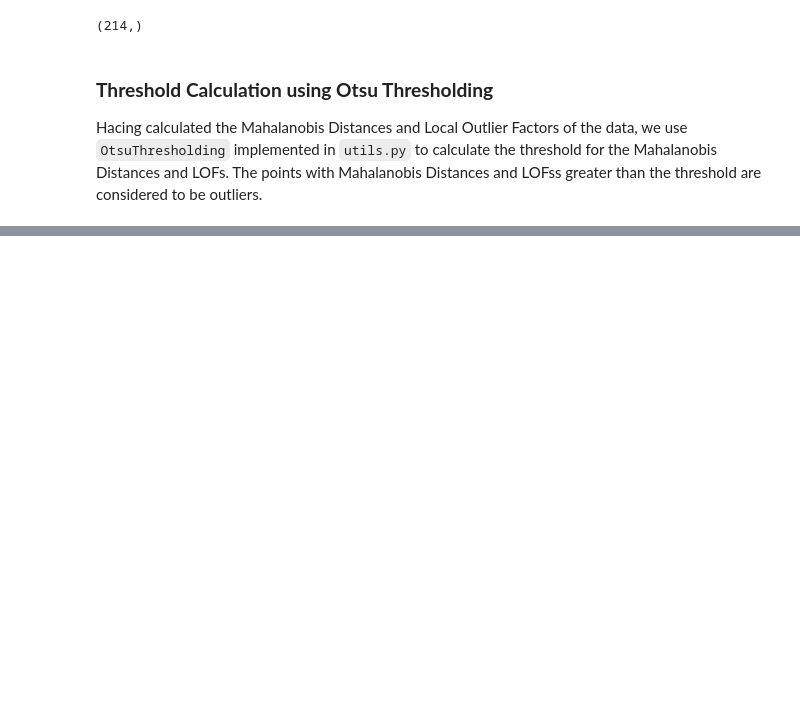
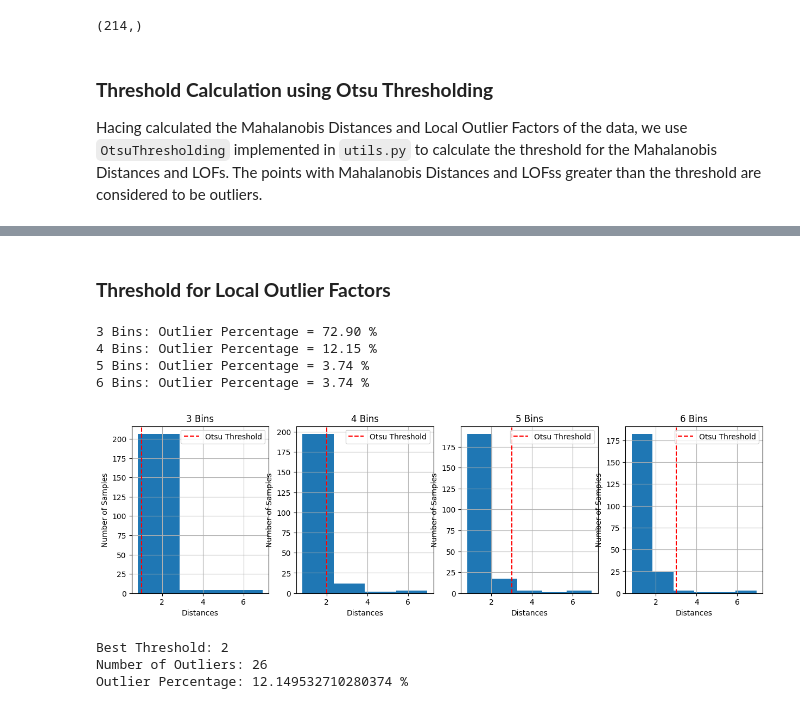
Before and after one commit to divyajeettt/CSE342, a Jupyter notebook: Assignment-2/Question-1.ipynb, the cells around one changed output, grey strips where cells are left out. Cells and saved outputs as stored; diff of their text form; code cells hidden in the pictures; blank space fills up the shorter version.

```diff
--- a/Assignment-2/Question-1.ipynb
+++ b/Assignment-2/Question-1.ipynb
@@ -90,7 +91,8 @@ mhb_dist.shape
 
 The `LOF` implemented in `utils.py` is used to calculate the Local Outlier Factor of each point in the dataset. The points with the highest LOFs ($LOF \gg 1$) are generally considered to be outliers.
 # %%
-lof = LOF(features, k=3, min_pts=5)
+# Get the LOF distances
+lof = LOF(features, k=3, min_pts=15)
 lof_dist = lof.lofs()
 lof_dist.shape
 # %% [output]
@@ -101,0 +155,40 @@ Hacing calculated the Mahalanobis Distances and Local Outlier Factors of the dat
+# %% [markdown]
+### **Threshold for Local Outlier Factors**
+# %%
+# Perform Otsu Thresholding on the LOFs for different number of bins
+plot = plt.figure(figsize=(15, 4))
+
+prev = max_diff = 0
+for bins in range(3, 7):
+    plt.subplot(1, 4, bins-2)
+    otsu_i = OtsuThresholding(lof_dist, bins=bins)
+    otsu_i.plot(plt=plt, title=f"{bins} Bins")
+    out_percent = otsu_i.outlier_percentage()
+    if i == 3:
+        lof_otsu = otsu_i
+    else:
+        diff = prev - out_percent
+        if diff > max_diff:
+            max_diff, lof_otsu = diff, otsu_i
+    prev = otsu_i.outlier_percentage()
+    print(f"{bins} Bins: Outlier Percentage = {out_percent:.2f} %")
+
+plt.show()
+# %% [output]
+3 Bins: Outlier Percentage = 72.90 %
+4 Bins: Outlier Percentage = 12.15 %
+5 Bins: Outlier Percentage = 3.74 %
+6 Bins: Outlier Percentage = 3.74 %
+[figure, added]
+# %%
+# Get the Best Threshold
+lof_t = lof_otsu.threshold()
+outliers = lof_dist[lof_dist > lof_t]
+
+print("Best Threshold:", lof_t)
+print("Number of Outliers:", len(outliers))
+print("Outlier Percentage:", lof_otsu.outlier_percentage(), "%")
+# %% [output]
+Best Threshold: 2
+Number of Outliers: 26
+Outlier Percentage: 12.149532710280374 %
```
Also changed, not shown: parts of 8 cells of this notebook, 1 other file.
